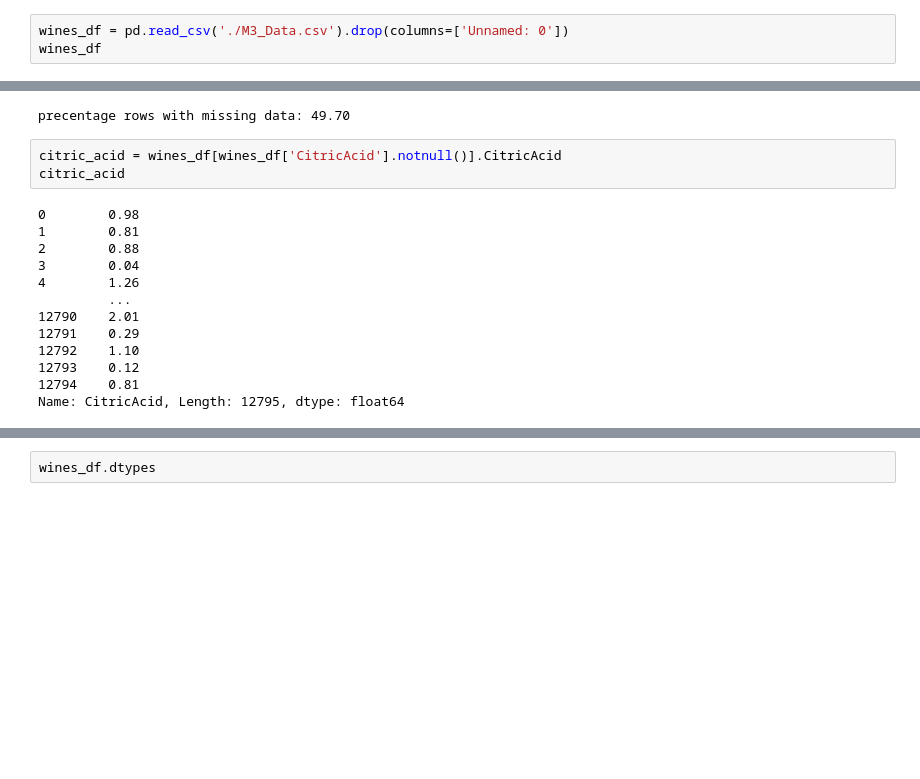
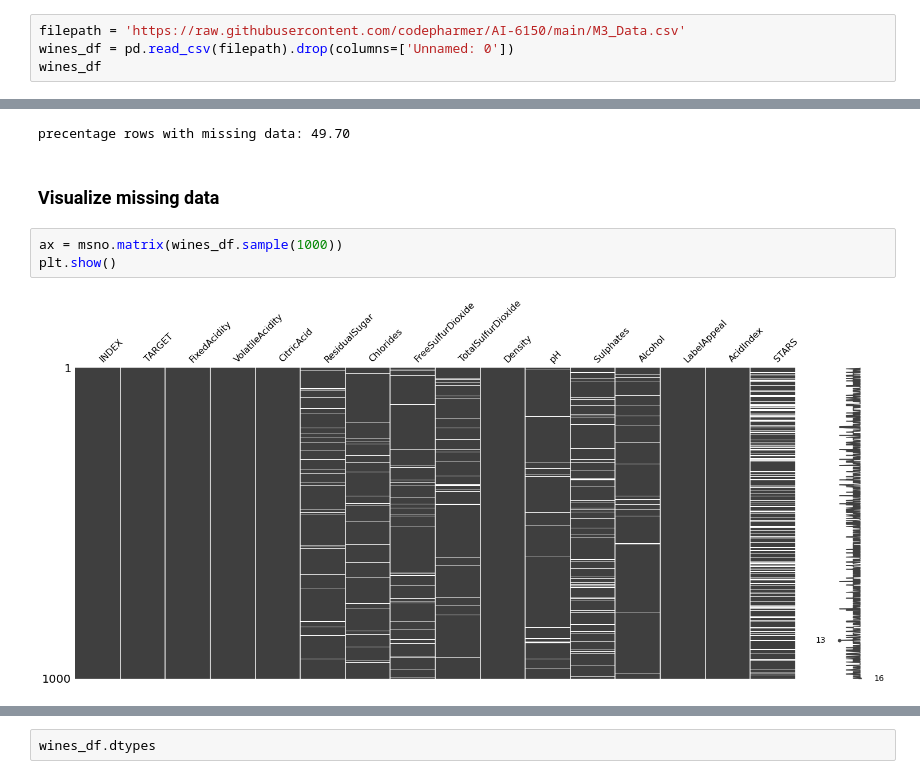
Before and after one commit to codepharmer/AI-6150, a Jupyter notebook: N_Weissman_M3_assn.ipynb, the cells around one changed output, grey strips where cells are left out. Cells and saved outputs as stored; diff of their text form; blank space fills up the shorter version.

```diff
--- a/N_Weissman_M3_assn.ipynb
+++ b/N_Weissman_M3_assn.ipynb
@@ -54,7 +55,8 @@ In this dataset we can try to understand:
 
 **For this project we will define "success" by how many bottles were sold**
 # %%
-wines_df = pd.read_csv('./M3_Data.csv').drop(columns=['Unnamed: 0'])
+filepath = 'https://raw.githubusercontent.com/codepharmer/AI-6150/main/M3_Data.csv'
+wines_df = pd.read_csv(filepath).drop(columns=['Unnamed: 0'])
 wines_df
 # %% [output]
 |  | INDEX | TARGET | FixedAcidity | VolatileAcidity | CitricAcid | ResidualSugar | Chlorides | ... |
@@ -168,19 +174,10 @@ print('precentage rows with missing data: %.2f ' %
     (len(wines_df[wines_df.isnull().any(axis=1)]["INDEX"])/len(wines_df["INDEX"])*100))
 # %% [output]
 precentage rows with missing data: 49.70
-# %%
-citric_acid = wines_df[wines_df['CitricAcid'].notnull()].CitricAcid
-citric_acid
-# %% [output]
-0        0.98
-1        0.81
-2        0.88
-3        0.04
-4        1.26
-         ...
-12790    2.01
-12791    0.29
-12792    1.10
-12793    0.12
-12794    0.81
-Name: CitricAcid, Length: 12795, dtype: float64
+# %% [markdown]
+### Visualize missing data
+# %%
+ax = msno.matrix(wines_df.sample(1000))
+plt.show()
+# %% [output]
+[figure, added]
```
Also changed, not shown: parts of 13 cells of this notebook.
